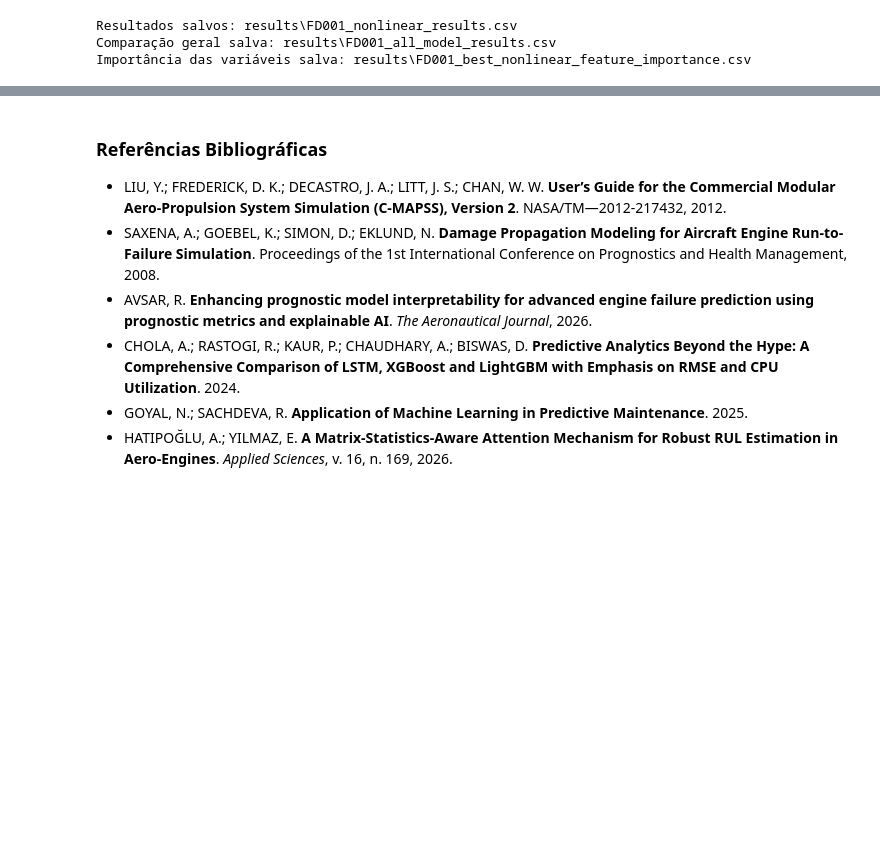
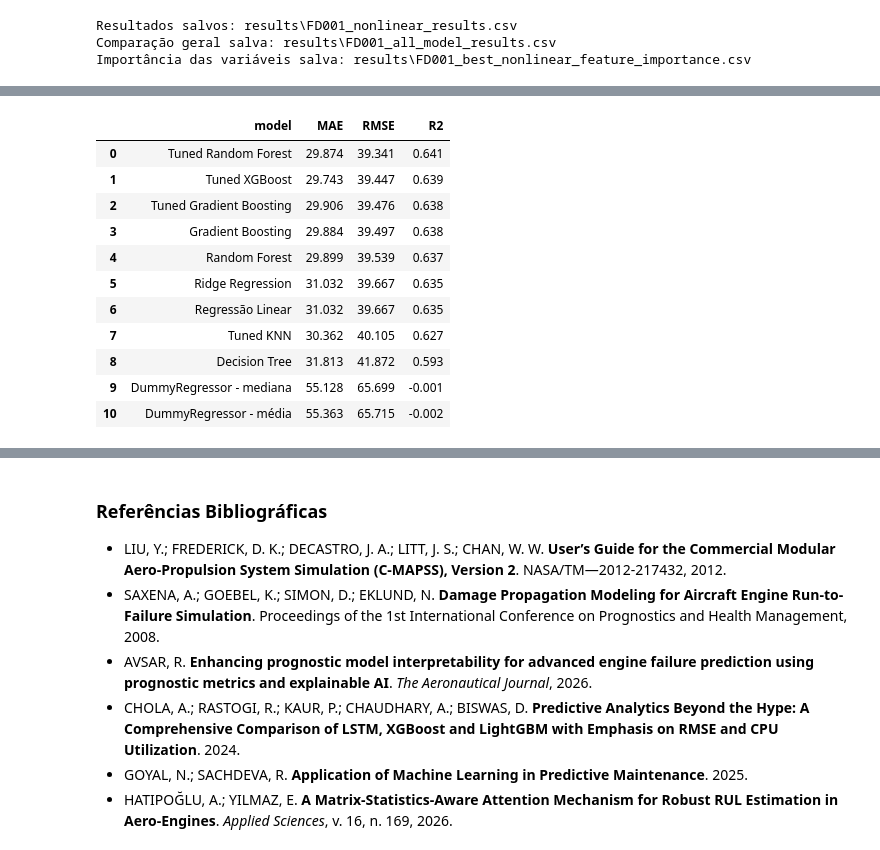
Before and after one commit to ander-oliveira/rul-prediction-cmapss, a Jupyter notebook: Prediction_RUL_CMAPSS.ipynb, the cells around one changed output, grey strips where cells are left out. Saved outputs shown, nothing was run; the diff lists cells and outputs as text; code cells hidden in the pictures; blank space fills up the shorter version.

```diff
--- a/Prediction_RUL_CMAPSS.ipynb
+++ b/Prediction_RUL_CMAPSS.ipynb
@@ -1712,0 +1882,8 @@ Importância das variáveis salva: results\FD001_best_nonlinear_feature_importan
+# %%
+xgb_params = {"n_estimators": [200, 300, 500], "learning_rate": [0.03, 0.05, 0.08, 0.10],
+              "max_depth": [2, 3, 4, 5], "subsample": [0.7, 0.8, 1.0], "colsample_bytree": [0.7, 0.8, 1.0],
+              "min_child_weight": [1, 3, 5], "reg_lambda": [1, 5, 10]}
+
+xgb_search = RandomizedSearchCV(XGBRegressor(objective="reg:squarederror", eval_metric="rmse",
+                                             random_state=42, n_jobs=1, verbosity=0), xgb_params, n_iter=8,
+                                             scoring=scoring, cv=cv, random_state=42, n_jobs=-1)
@@ -1712,0 +1974,18 @@ Importância das variáveis salva: results\FD001_best_nonlinear_feature_importan
+# %%
+extended_results_df = pd.concat([all_results_df, tuned_results_df], ignore_index=True)
+extended_results_df.sort_values("RMSE", inplace=True, ignore_index=True)
+
+extended_results_df.round(3)
+# %% [output]
+|  | model | MAE | RMSE | R2 |
+| 0 | Tuned Random Forest | 29.874 | 39.341 | 0.641 |
+| 1 | Tuned XGBoost | 29.743 | 39.447 | 0.639 |
+| 2 | Tuned Gradient Boosting | 29.906 | 39.476 | 0.638 |
+| 3 | Gradient Boosting | 29.884 | 39.497 | 0.638 |
+| 4 | Random Forest | 29.899 | 39.539 | 0.637 |
+| 5 | Ridge Regression | 31.032 | 39.667 | 0.635 |
+| 6 | Regressão Linear | 31.032 | 39.667 | 0.635 |
+| 7 | Tuned KNN | 30.362 | 40.105 | 0.627 |
+| 8 | Decision Tree | 31.813 | 41.872 | 0.593 |
+| 9 | DummyRegressor - mediana | 55.128 | 65.699 | -0.001 |
+| 10 | DummyRegressor - média | 55.363 | 65.715 | -0.002 |
```
Also changed, not shown: parts of 41 cells of this notebook, 4 other files.
